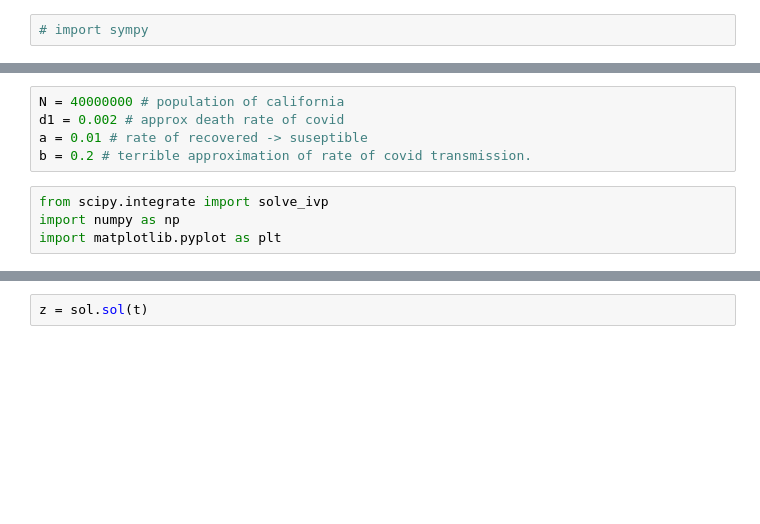
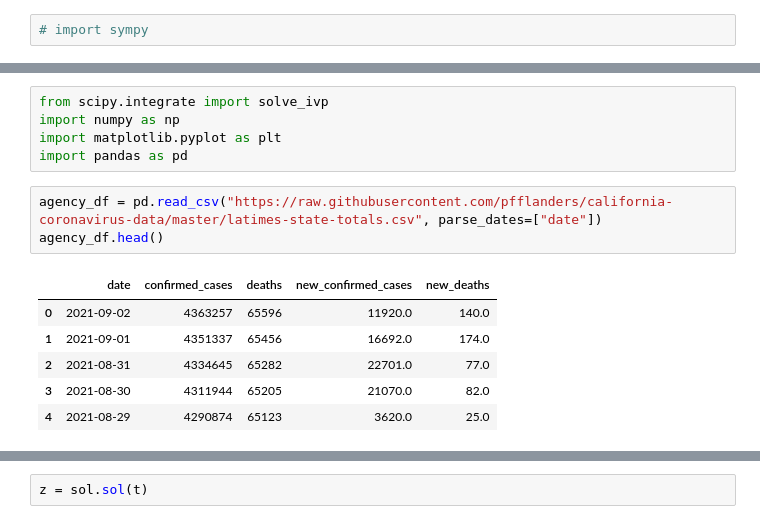
Before and after one commit to pfflanders/Math142CovidCA, a Jupyter notebook: solver.ipynb, the cells around one changed output, grey strips where cells are left out. Drawn from its saved outputs; the diff is of its cells as text; blank space fills up the shorter version.

```diff
--- a/solver.ipynb
+++ b/solver.ipynb
@@ -23,9 +19,15 @@ $\displaystyle \left\{\left( s, \  0, \  0, \  d\right)\right\}$
-# %%
-N = 40000000 # population of california
-d1 = 0.002 # approx death rate of covid
-a = 0.01 # rate of recovered -> suseptible
-b = 0.2 # terrible approximation of rate of covid transmission.
 # %%
 from scipy.integrate import solve_ivp
 import numpy as np
 import matplotlib.pyplot as plt
+import pandas as pd
+# %%
+agency_df = pd.read_csv("https://raw.githubusercontent.com/pfflanders/california-coronavirus-data/master/latimes-state-totals.csv", parse_dates=["date"])
+agency_df.head()
+# %% [output]
+|  | date | confirmed_cases | deaths | new_confirmed_cases | new_deaths |
+| 0 | 2021-09-02 | 4363257 | 65596 | 11920.0 | 140.0 |
+| 1 | 2021-09-01 | 4351337 | 65456 | 16692.0 | 174.0 |
+| 2 | 2021-08-31 | 4334645 | 65282 | 22701.0 | 77.0 |
+| 3 | 2021-08-30 | 4311944 | 65205 | 21070.0 | 82.0 |
+| 4 | 2021-08-29 | 4290874 | 65123 | 3620.0 | 25.0 |
```
Also changed, not shown: parts of 13 cells of this notebook.
